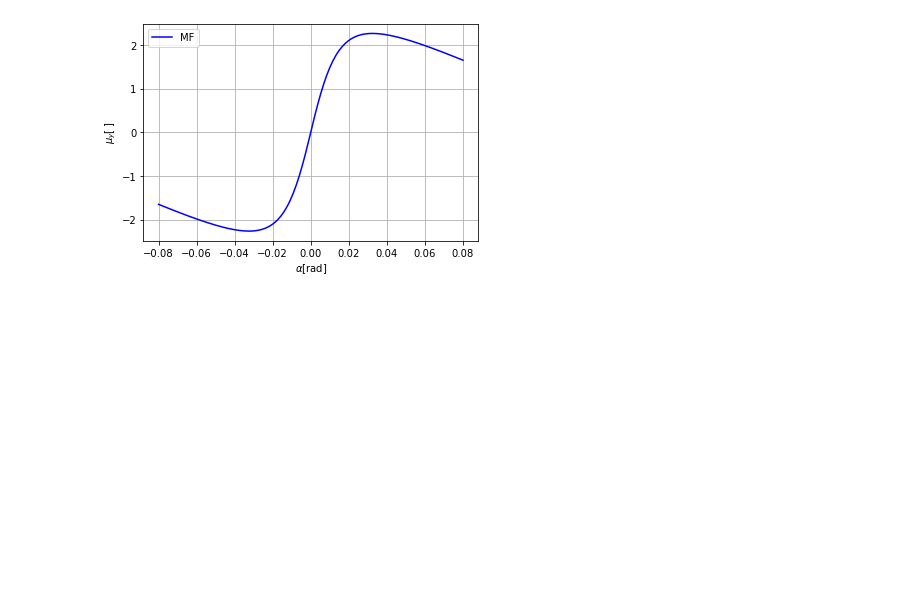
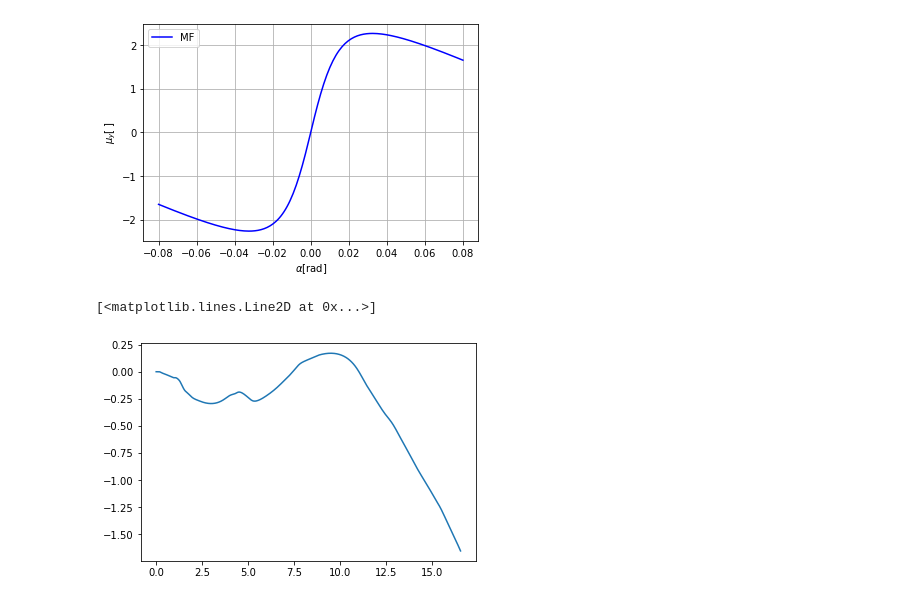
Before and after one commit to JonasGrutter/Stochastic_Vehicle_Model_Ideas, a Jupyter notebook: test_open_loop_inputs.ipynb, the cells around one changed output. Cells and saved outputs as stored; diff of their text form; code cells hidden in the pictures; blank space fills up the shorter version.

```diff
--- a/test_open_loop_inputs.ipynb
+++ b/test_open_loop_inputs.ipynb
@@ -115,3 +156,10 @@ plt.legend()
 plt.show()
 # %% [output]
 [figure]
+# %%
+data = np.genfromtxt('open_loop_inputs/open_loop_sim_amzsim_model.csv', delimiter=',',  dtype=None, names=True)
+# %%
+plt.plot(data['x'],data['y'])
+# %% [output]
+[<matplotlib.lines.Line2D at 0x...>]
+[figure, added]
```
Also changed, not shown: parts of 6 cells of this notebook, 26 other files.
